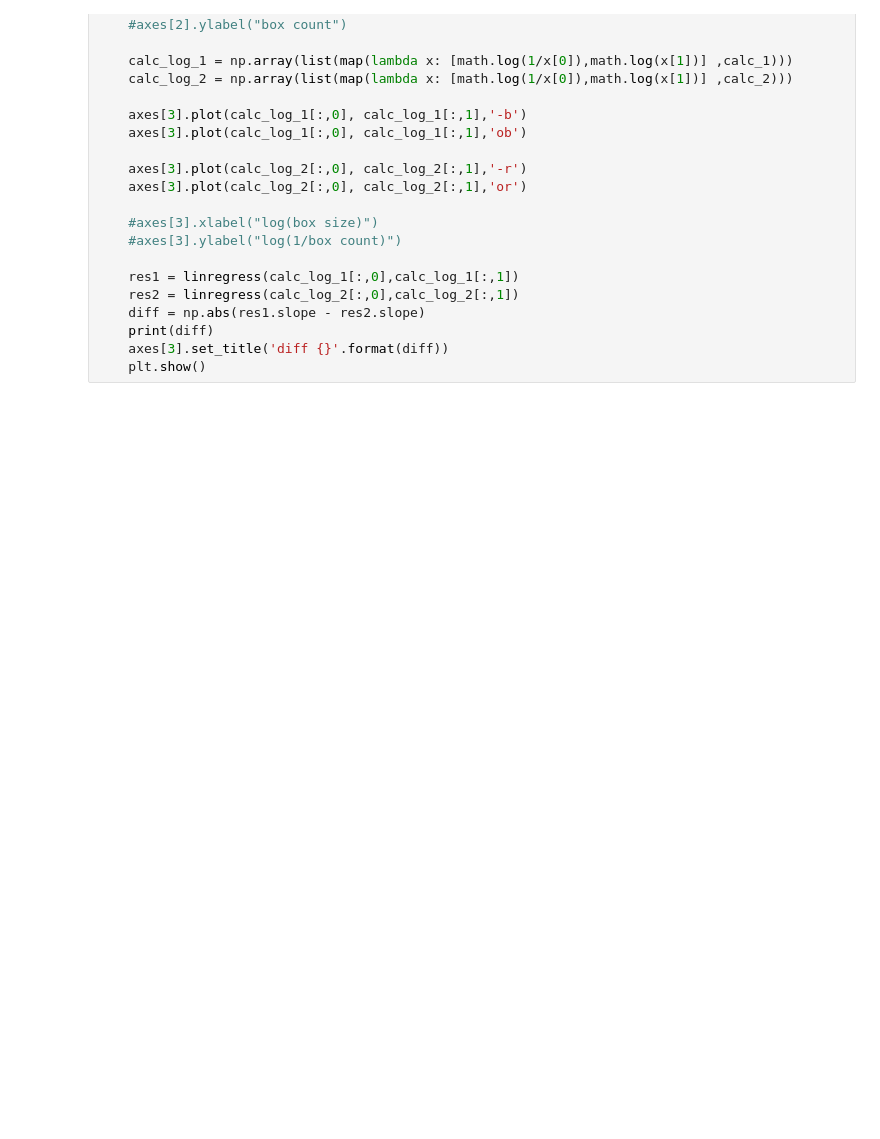
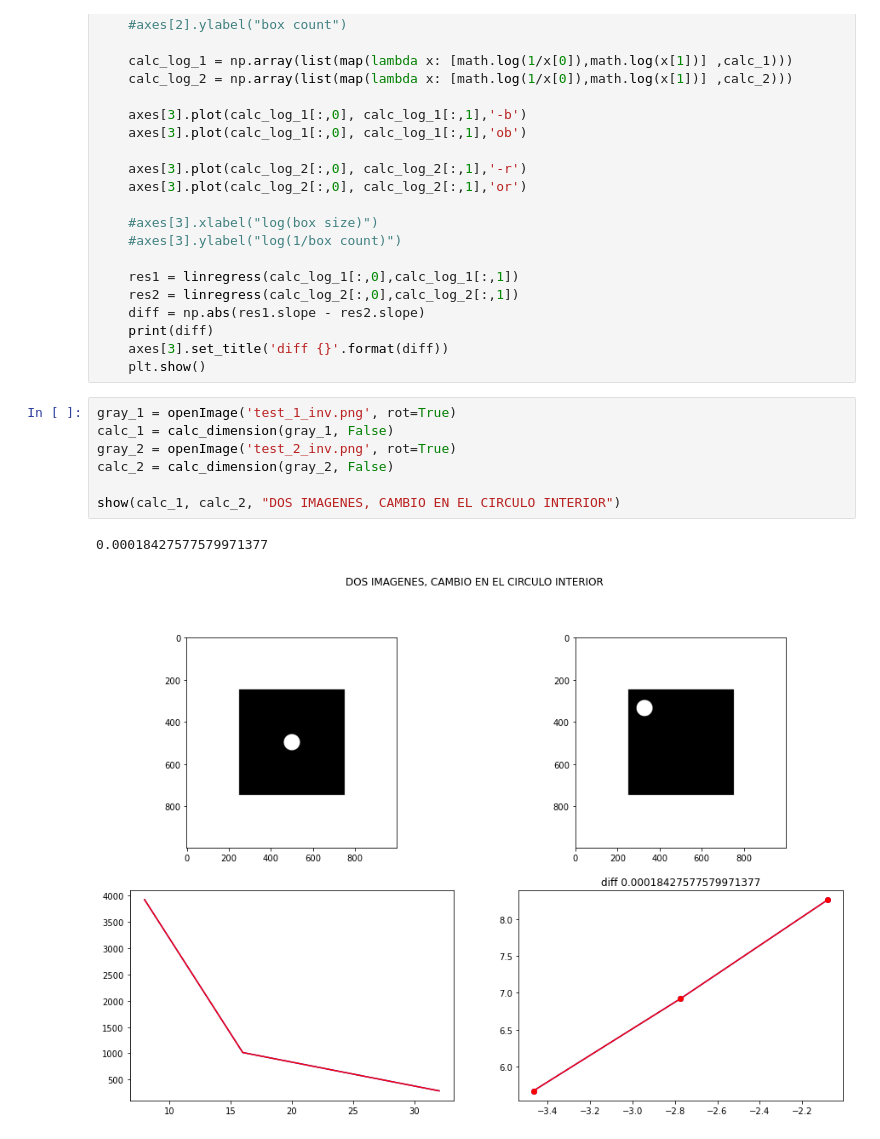
Before and after one commit to pablo1n7/fractales-gpu, a Jupyter notebook: boxcounting_test_mod.ipynb, the cells around one changed output. Drawn from its saved outputs; the diff is of its cells as text; blank space fills up the shorter version.

```diff
--- a/boxcounting_test_mod.ipynb
+++ b/boxcounting_test_mod.ipynb
@@ -100,3 +127,13 @@ def show(calc_1, calc_2, title=''):
     print(diff)
     axes[3].set_title('diff {}'.format(diff))
     plt.show()
+# %%
+gray_1 = openImage('test_1_inv.png', rot=True)
+calc_1 = calc_dimension(gray_1, False)
+gray_2 = openImage('test_2_inv.png', rot=True)
+calc_2 = calc_dimension(gray_2, False)
+
+show(calc_1, calc_2, "DOS IMAGENES, CAMBIO EN EL CIRCULO INTERIOR")
+# %% [output]
+0.00018427577579971377
+[figure, added]
```
Also changed, not shown: parts of 17 cells of this notebook, 4 other files.
